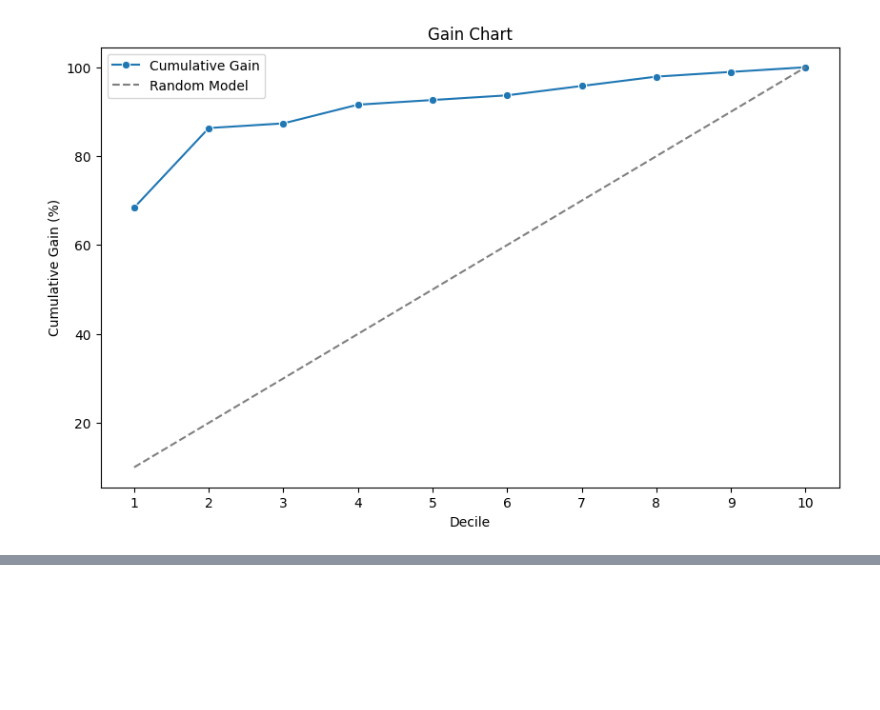
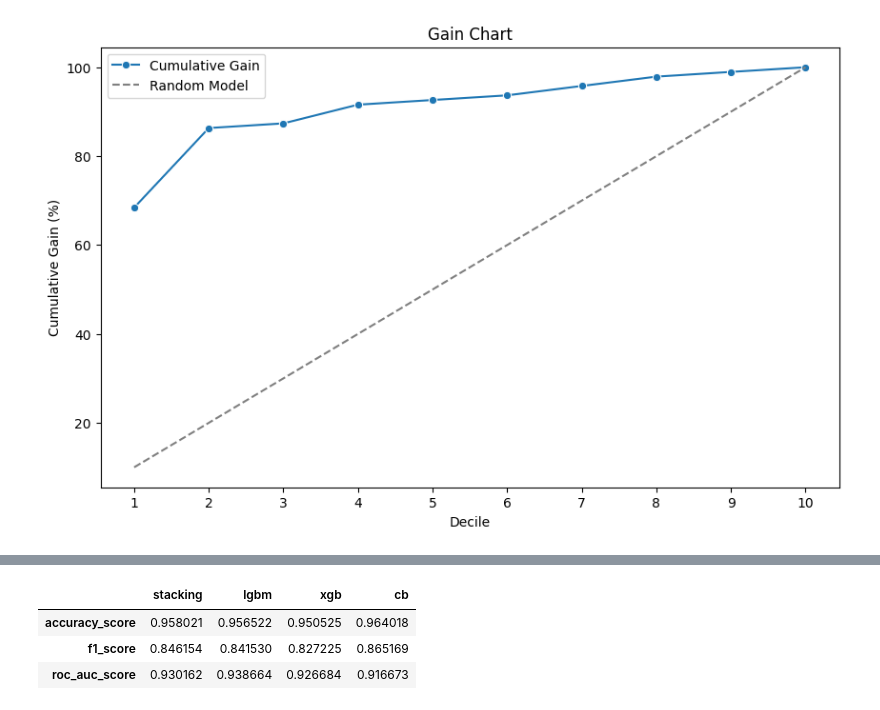
Before and after one commit to Minh-Nguyen-0401/Customer-Churn-Analysis, a Jupyter notebook: ensemble model.ipynb, the cells around one changed output, grey strips where cells are left out. Saved outputs shown, nothing was run; the diff lists cells and outputs as text; code cells hidden in the pictures; blank space fills up the shorter version.

```diff
--- a/ensemble model.ipynb
+++ b/ensemble model.ipynb
@@ -723,0 +730,11 @@ Gain Table:
+# %%
+from sklearn.ensemble import StackingClassifier
+from sklearn.linear_model import LogisticRegression
+from sklearn.model_selection import train_test_split
+from sklearn.metrics import accuracy_score
+from skopt import BayesSearchCV
+from lightgbm import LGBMClassifier
+from xgboost import XGBClassifier
+from catboost import CatBoostClassifier, Pool
+
+X_train, X_test, y_train, y_test = X_train_final.copy(), X_test_final.copy(), y_train_final.copy(), y_test_final.copy()
@@ -723,0 +933,47 @@ Gain Table:
+# %%
+# Fitting meta-learner with meta features
+
+meta_features_train = generate_meta_features(best_est, X_train, y_train, feature_subsets, cv=5)
+
+# Train best base learners on the entire dataset for final meta-feature prediction
+meta_features_test = np.zeros((X_test.shape[0], len(best_est)))
+for i, (model_name, model) in enumerate(best_est.items()):
+    feature_subset = feature_subsets[model_name]
+    X_train_subset = X_train[feature_subset]
+    X_test_subset = X_test[feature_subset]
+
+    model.fit(X_train_subset, y_train)
+    meta_features_test[:, i] = model.predict_proba(X_test_subset)[:, 1]
+
+best_est_test_perf = {}
+
+# (added) Evaluate the base models on the test set
+for model_name, model in best_est.items():
+    feature_subset = feature_subsets[model_name]
+    X_test_subset = X_test[feature_subset]
+
+    y_base_pred = model.predict(X_test_subset)
+    y_base_pred_proba = model.predict_proba(X_test_subset)[:, 1]
+
+    best_est_test_perf[model_name] = {
+        'accuracy_score': accuracy_score(y_test_final, y_base_pred),
+        'f1_score': f1_score(y_test_final, y_base_pred),
+        'roc_auc_score': roc_auc_score(y_test_final, y_base_pred_proba)
+    }
+
+# Train the meta-learner
+meta_model = LogisticRegression(random_state=42)
+meta_model.fit(meta_features_train, y_train)
+
+# Evaluate the final stacked model
+y_pred = meta_model.predict(meta_features_test)
+y_pred_proba = meta_model.predict_proba(meta_features_test)[:, 1]
+stacking_clf_perf = {
+    'accuracy_score': accuracy_score(y_test_final, y_pred),
+    'f1_score': f1_score(y_test_final, y_pred),
+    'roc_auc_score': roc_auc_score(y_test_final, y_pred_proba)
+}
+
+meta_vs_base_perf = pd.DataFrame(stacking_clf_perf,index=['stacking']).T.merge(pd.DataFrame(best_est_test_perf).rename(columns={0: 'base'}), right_index=True,left_index=True)
+meta_vs_base_perf
+# %% [output]
@@ -723,0 +997,4 @@ Gain Table:
+|  | stacking | lgbm | xgb | cb |
+| accuracy_score | 0.958021 | 0.956522 | 0.950525 | 0.964018 |
+| f1_score | 0.846154 | 0.841530 | 0.827225 | 0.865169 |
+| roc_auc_score | 0.930162 | 0.938664 | 0.926684 | 0.916673 |
```
Also changed, not shown: parts of 7 cells of this notebook.
